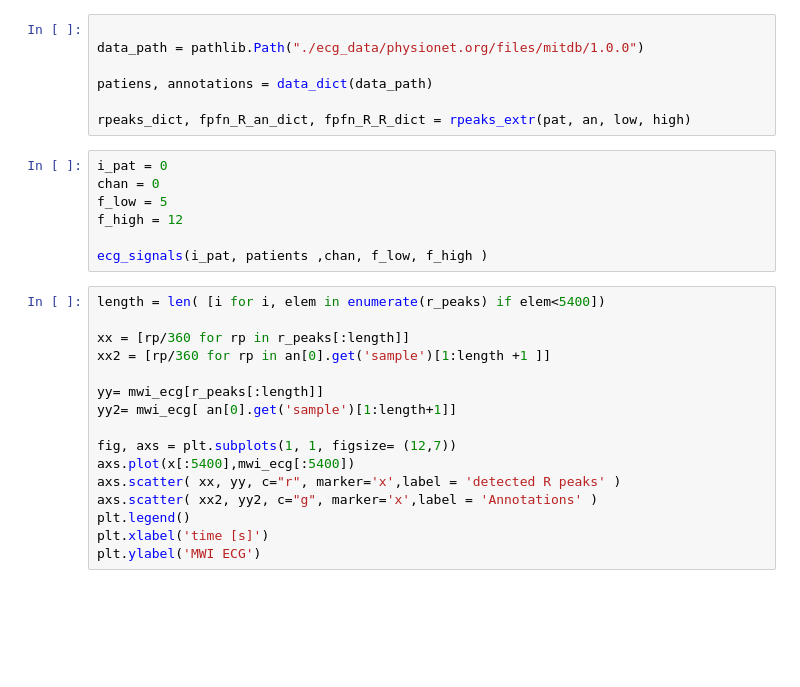
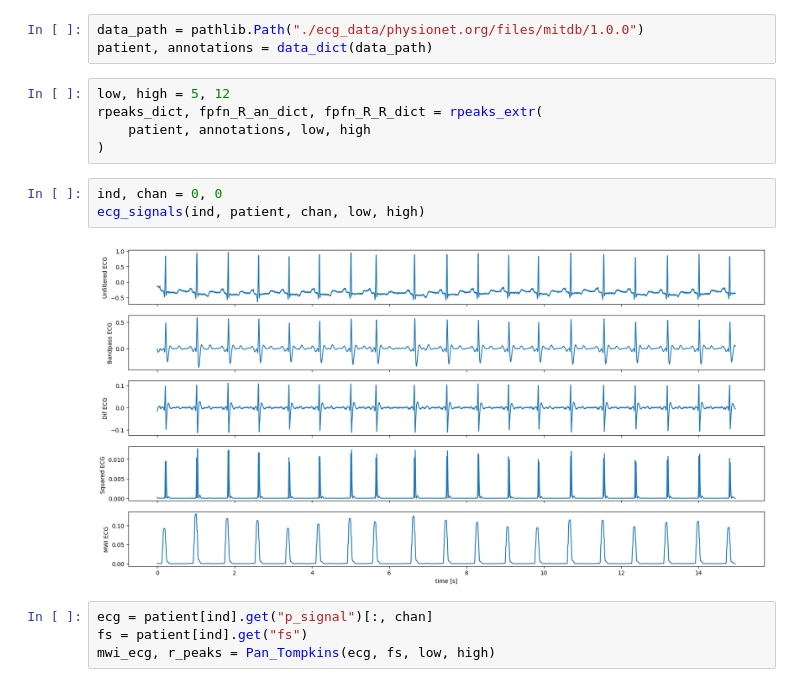
Before and after one commit to Maria-Iosif/ECG-HRV-Analysis, a Jupyter notebook: run.ipynb, the cells around one changed output. Drawn from its saved outputs; the diff is of its cells as text; blank space fills up the shorter version.

```diff
--- a/run.ipynb
+++ b/run.ipynb
@@ -14,30 +14,17 @@ SyntaxError: invalid syntax (<ipython-input-5-5078d172d2e0>, line 5)
 # %%
-
 data_path = pathlib.Path("./ecg_data/physionet.org/files/mitdb/1.0.0")
-
-patiens, annotations = data_dict(data_path)
-
-rpeaks_dict, fpfn_R_an_dict, fpfn_R_R_dict = rpeaks_extr(pat, an, low, high)
+patient, annotations = data_dict(data_path)
-# %%
-i_pat = 0
-chan = 0
-f_low = 5
-f_high = 12
-
-ecg_signals(i_pat, patients ,chan, f_low, f_high )
-# %%
-length = len( [i for i, elem in enumerate(r_peaks) if elem<5400])
-
-xx = [rp/360 for rp in r_peaks[:length]]
-xx2 = [rp/360 for rp in an[0].get('sample')[1:length +1 ]]
-
-yy= mwi_ecg[r_peaks[:length]]
-yy2= mwi_ecg[ an[0].get('sample')[1:length+1]]
-
-fig, axs = plt.subplots(1, 1, figsize= (12,7))
-axs.plot(x[:5400],mwi_ecg[:5400])
-axs.scatter( xx, yy, c="r", marker='x',label = 'detected R peaks' )
-axs.scatter( xx2, yy2, c="g", marker='x',label = 'Annotations' )
-plt.legend()
-plt.xlabel('time [s]')
-plt.ylabel('MWI ECG')
+# %%
+low, high = 5, 12
+rpeaks_dict, fpfn_R_an_dict, fpfn_R_R_dict = rpeaks_extr(
+    patient, annotations, low, high
+)
+# %%
+ind, chan = 0, 0
+ecg_signals(ind, patient, chan, low, high)
+# %% [output]
+[figure, added]
+# %%
+ecg = patient[ind].get("p_signal")[:, chan]
+fs = patient[ind].get("fs")
+mwi_ecg, r_peaks = Pan_Tompkins(ecg, fs, low, high)
```
Also changed, not shown: parts of 27 cells of this notebook.
